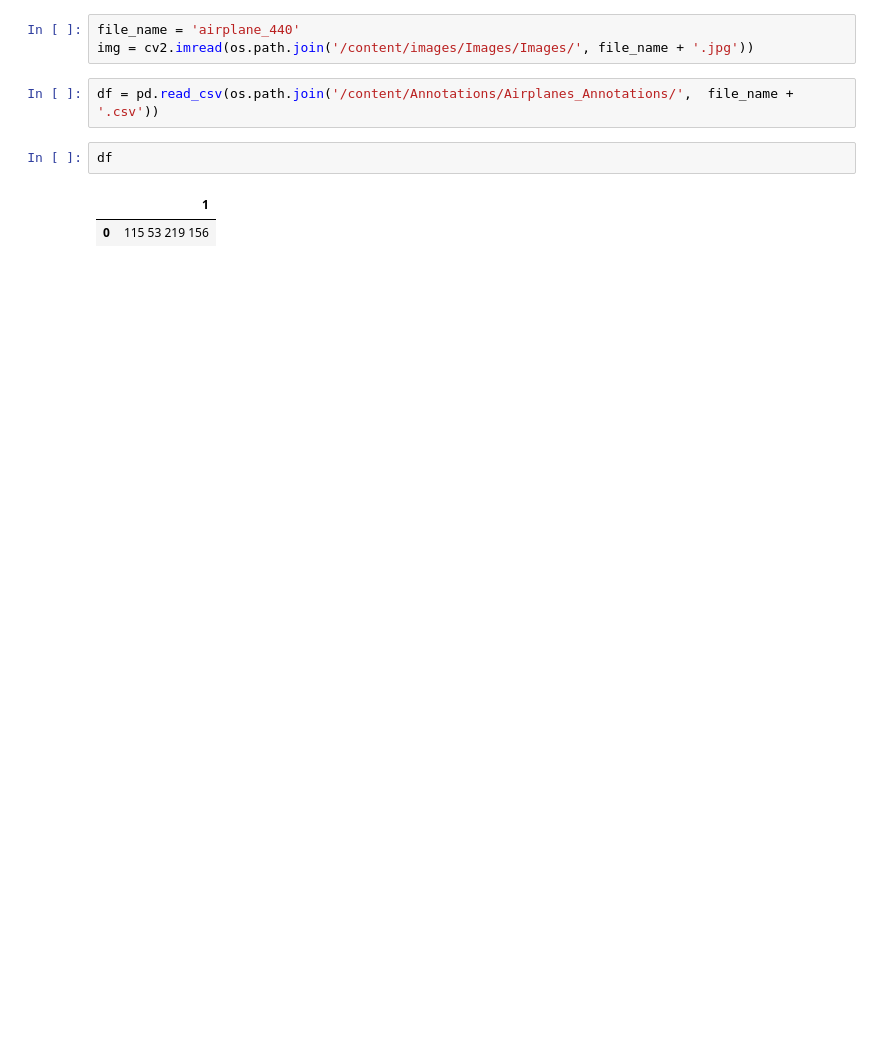
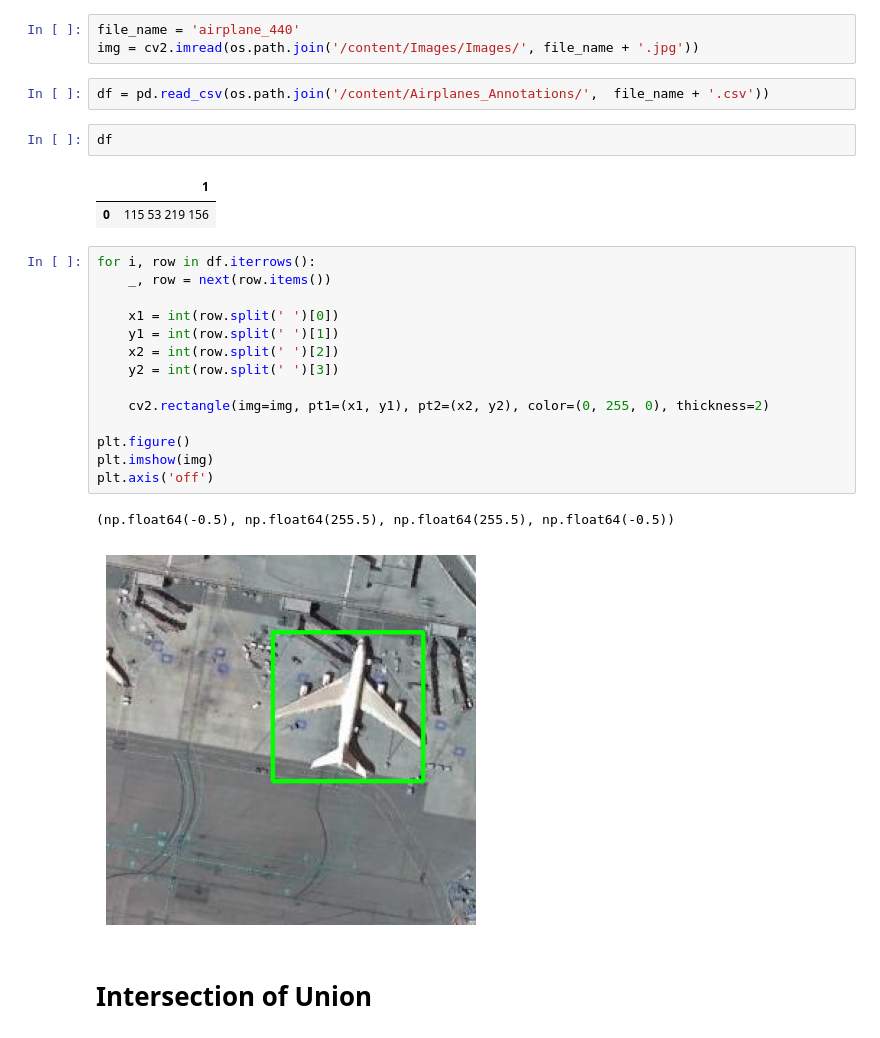
Before and after one commit to mjmousavi97/Deep-Learning-Tehran-uni, a Jupyter notebook: HomeWorks/05 HW/src/main.ipynb, the cells around one changed output. Drawn from its saved outputs; the diff is of its cells as text; blank space fills up the shorter version.

```diff
--- a/HomeWorks/05 HW/src/main.ipynb
+++ b/HomeWorks/05 HW/src/main.ipynb
@@ -26,10 +24,29 @@ with zipfile.ZipFile('/content/Annotations.zip', 'r') as zip_ref:
 # %%
 file_name = 'airplane_440'
-img = cv2.imread(os.path.join('/content/images/Images/Images/', file_name + '.jpg'))
+img = cv2.imread(os.path.join('/content/Images/Images/', file_name + '.jpg'))
 # %%
-df = pd.read_csv(os.path.join('/content/Annotations/Airplanes_Annotations/',  file_name + '.csv'))
+df = pd.read_csv(os.path.join('/content/Airplanes_Annotations/',  file_name + '.csv'))
 # %%
 df
 # %% [output]
 |  | 1 |
 | 0 | 115 53 219 156 |
+# %%
+for i, row in df.iterrows():
+    _, row = next(row.items())
+
+    x1 = int(row.split(' ')[0])
+    y1 = int(row.split(' ')[1])
+    x2 = int(row.split(' ')[2])
+    y2 = int(row.split(' ')[3])
+
+    cv2.rectangle(img=img, pt1=(x1, y1), pt2=(x2, y2), color=(0, 255, 0), thickness=2)
+
+plt.figure()
+plt.imshow(img)
+plt.axis('off')
+# %% [output]
+(np.float64(-0.5), np.float64(255.5), np.float64(255.5), np.float64(-0.5))
+[figure, added]
+# %% [markdown]
+# **Intersection of Union**
```
Also changed, not shown: parts of 10 cells of this notebook.
